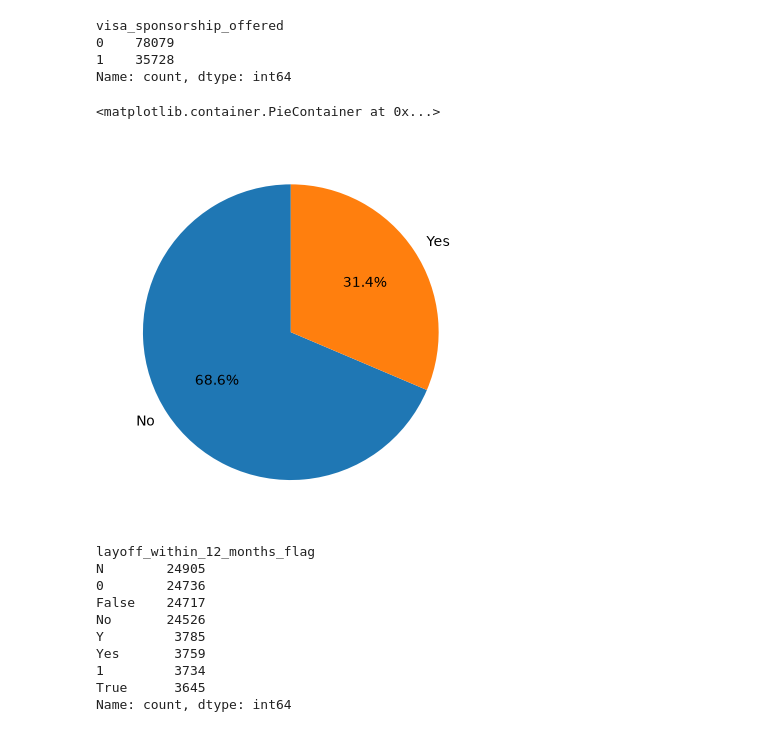
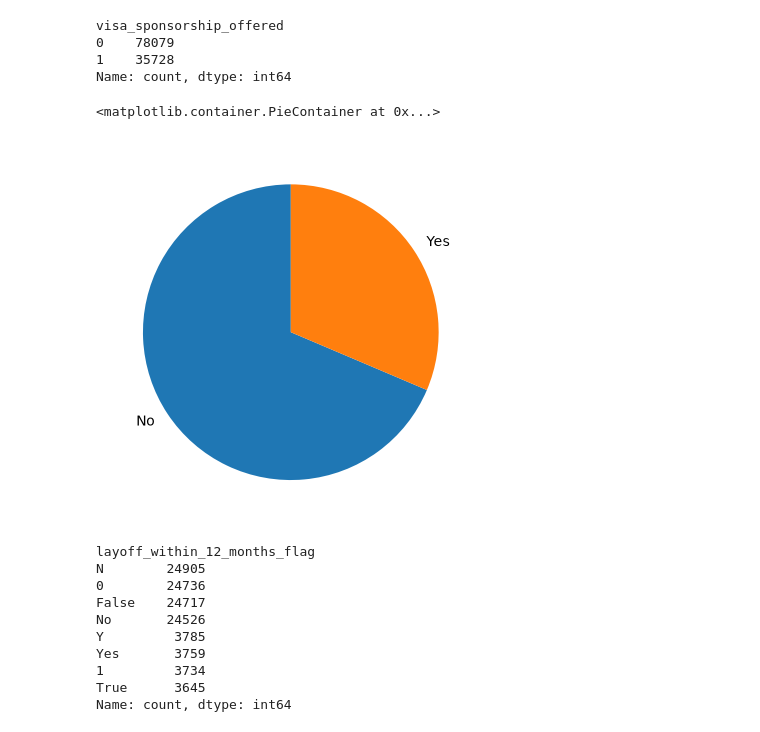
Before and after one commit to altamash-syed/syed-Task1, a Jupyter notebook: eda.ipynb, the cells around one changed output. Cells and saved outputs as stored; diff of their text form; code cells hidden in the pictures.

```diff
--- a/eda.ipynb
+++ b/eda.ipynb
@@ -311,10 +320,10 @@ visa_sponsorship_offered
 1    35728
 Name: count, dtype: int64
 # %%
-plot.pie(df['visa_sponsorship_offered'].value_counts(), labels=['No', 'Yes'], autopct='%1.1f%%', startangle=90)
+plot.pie(df['visa_sponsorship_offered'].value_counts(), labels=['No', 'Yes'], startangle=90)
 # %% [output]
 <matplotlib.container.PieContainer at 0x...>
-[figure, old version]
+[figure, new version]
 # %%
 df['layoff_within_12_months_flag'].value_counts()
 # %% [output]
```
Also changed, not shown: parts of 9 cells of this notebook.
